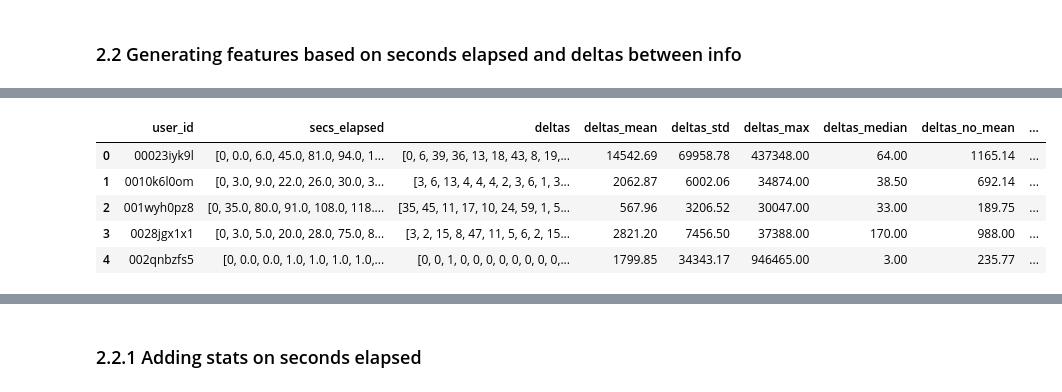
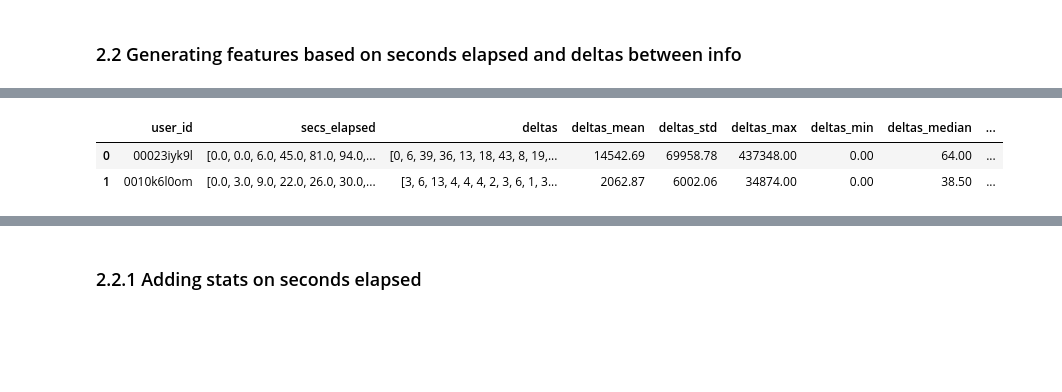
Before and after one commit to borovikv/ds-lab, a Jupyter notebook: projects/kaggle-airbnb/notebooks/2_features.ipynb, the cells around one changed output, grey strips where cells are left out. Cells and saved outputs as stored; diff of their text form; code cells hidden in the pictures; blank space fills up the shorter version.

```diff
--- a/projects/kaggle-airbnb/notebooks/2_features.ipynb
+++ b/projects/kaggle-airbnb/notebooks/2_features.ipynb
@@ -390,11 +464,11 @@ time: 1.33 ms (started: 2021-08-18 18:45:23 +00:00)
 # %%
 def get_statistics_no_outliers(x):
-    if not x:
+    if x is None:
         return None, None, None, None, None
     x = np.array(x)
     initial_size = len(x)
-    x = [e for e in x if e <= x.mean() + x.std()]
+    x = x[x  <= x.mean() + x.std()]
     outliers_count = initial_size - len(x)
-    x = np.array(x)
+    m = stats.mode(x)
     return x.mean(), x.std(), x.max(), np.median(x), outliers_count
 # %% [output]
@@ -417,0 +492,3 @@ time: 1min 6s (started: 2021-08-18 18:45:23 +00:00)
+# %%
+column_names = ['user_id', 'secs_elapsed', 'deltas', 'deltas_mean', 'deltas_std', 'deltas_max',
+    'deltas_min', 'deltas_median', 'deltas_mode', 'deltas_mode_count']
@@ -418,3 +497,3 @@ time: 1min 6s (started: 2021-08-18 18:45:23 +00:00)
 # %%
-tmp.columns = ['user_id', 'secs_elapsed', 'deltas', 'deltas_mean', 'deltas_std', 'deltas_max', 'deltas_median']
+tmp.columns = column_names
 # %% [output]
@@ -438,6 +517,3 @@ time: 16min 18s (started: 2021-08-18 18:46:30 +00:00)
 # %%
-tmp.columns = [
-    'user_id', 'secs_elapsed', 'deltas', 'deltas_mean', 'deltas_std', 'deltas_max', 'deltas_median',
-    'deltas_no_mean', 'deltas_no_std', 'deltas_no_max', 'deltas_no_median', 'deltas_no_num_outliers'
-]
+tmp.columns = column_names + ['deltas_no_mean', 'deltas_no_std', 'deltas_no_max', 'deltas_no_median', 'deltas_no_num_outliers']
 # %% [output]
@@ -445,9 +521,6 @@ time: 889 µs (started: 2021-08-18 19:02:47 +00:00)
 # %%
-tmp.head()
+tmp.head(2)
 # %% [output]
-|  | user_id | secs_elapsed | deltas | deltas_mean | deltas_std | deltas_max | deltas_median | deltas_no_mean | ... |
-| 0 | 00023iyk9l | [0, 0.0, 6.0, 45.0, 81.0, 94.0, 1... | [0, 6, 39, 36, 13, 18, 43, 8, 19,... | 14542.69 | 69958.78 | 437348.00 | 64.00 | 1165.14 | ... |
-| 1 | 0010k6l0om | [0, 3.0, 9.0, 22.0, 26.0, 30.0, 3... | [3, 6, 13, 4, 4, 4, 2, 3, 6, 1, 3... | 2062.87 | 6002.06 | 34874.00 | 38.50 | 692.14 | ... |
-| 2 | 001wyh0pz8 | [0, 35.0, 80.0, 91.0, 108.0, 118.... | [35, 45, 11, 17, 10, 24, 59, 1, 5... | 567.96 | 3206.52 | 30047.00 | 33.00 | 189.75 | ... |
-| 3 | 0028jgx1x1 | [0, 3.0, 5.0, 20.0, 28.0, 75.0, 8... | [3, 2, 15, 8, 47, 11, 5, 6, 2, 15... | 2821.20 | 7456.50 | 37388.00 | 170.00 | 988.00 | ... |
-| 4 | 002qnbzfs5 | [0, 0.0, 0.0, 1.0, 1.0, 1.0, 1.0,... | [0, 0, 1, 0, 0, 0, 0, 0, 0, 0, 0,... | 1799.85 | 34343.17 | 946465.00 | 3.00 | 235.77 | ... |
+|  | user_id | secs_elapsed | deltas | deltas_mean | deltas_std | deltas_max | deltas_min | deltas_median | ... |
+| 0 | 00023iyk9l | [0.0, 0.0, 6.0, 45.0, 81.0, 94.0,... | [0, 6, 39, 36, 13, 18, 43, 8, 19,... | 14542.69 | 69958.78 | 437348.00 | 0.00 | 64.00 | ... |
+| 1 | 0010k6l0om | [0.0, 3.0, 9.0, 22.0, 26.0, 30.0,... | [3, 6, 13, 4, 4, 4, 2, 3, 6, 1, 3... | 2062.87 | 6002.06 | 34874.00 | 0.00 | 38.50 | ... |
```
Also changed, not shown: parts of 107 cells of this notebook, 9 other files.
